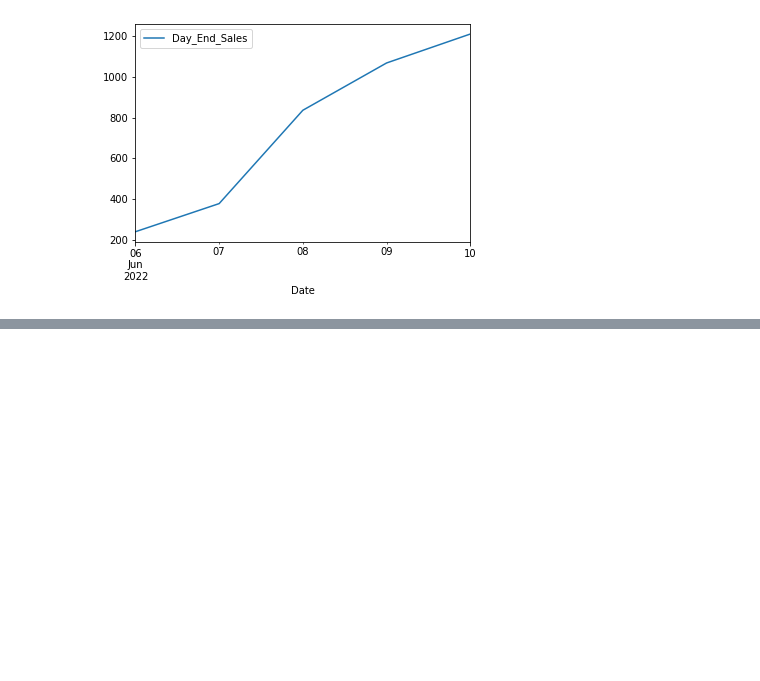
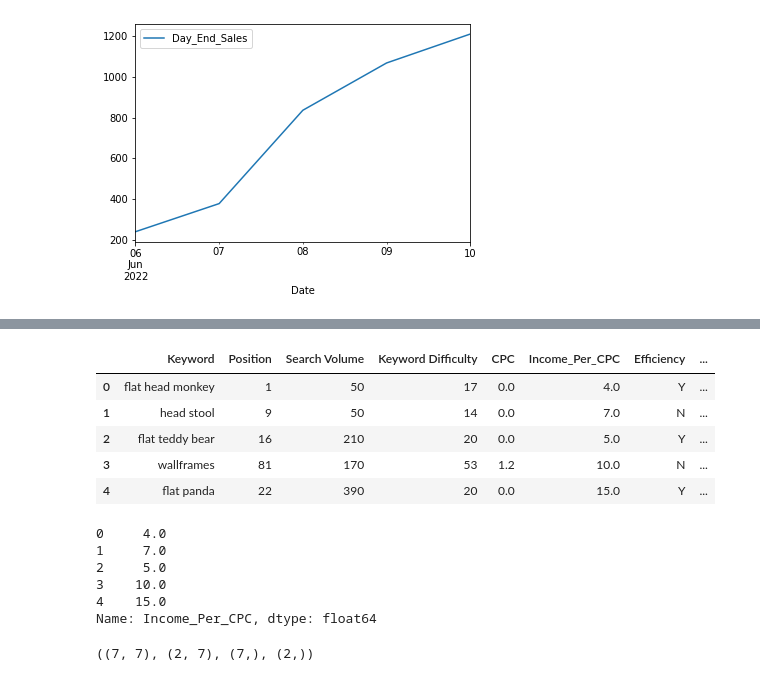
Before and after one commit to necromancer143/project, a Jupyter notebook: Pratyush/Untitled0.ipynb, the cells around one changed output, grey strips where cells are left out. Drawn from its saved outputs; the diff is of its cells as text; code cells hidden in the pictures; blank space fills up the shorter version.

```diff
--- a/Pratyush/Untitled0.ipynb
+++ b/Pratyush/Untitled0.ipynb
@@ -524,0 +573,21 @@ weekly_sales.plot(x="Date", y="Day_End_Sales");
+# %%
+neeknots.head()
+# %% [output]
+|  | Keyword | Position | Search Volume | Keyword Difficulty | CPC | Income_Per_CPC | Efficiency | ... |
+| 0 | flat head monkey | 1 | 50 | 17 | 0.0 | 4.0 | Y | ... |
+| 1 | head stool | 9 | 50 | 14 | 0.0 | 7.0 | N | ... |
+| 2 | flat teddy bear | 16 | 210 | 20 | 0.0 | 5.0 | Y | ... |
+| 3 | wallframes | 81 | 170 | 53 | 1.2 | 10.0 | N | ... |
+| 4 | flat panda | 22 | 390 | 20 | 0.0 | 15.0 | Y | ... |
+# %%
+X = neeknots.drop("Income_Per_CPC", axis=1)
+X.head()
+y= neeknots["Income_Per_CPC"]
+y.head()
+# %% [output]
+0     4.0
+1     7.0
+2     5.0
+3    10.0
+4    15.0
+Name: Income_Per_CPC, dtype: float64
@@ -524,0 +599,4 @@ weekly_sales.plot(x="Date", y="Day_End_Sales");
+# %%
+X_train.shape, X_test.shape, y_train.shape, y_test.shape
+# %% [output]
+((7, 7), (2, 7), (7,), (2,))
```
Also changed, not shown: parts of 12 cells of this notebook.
